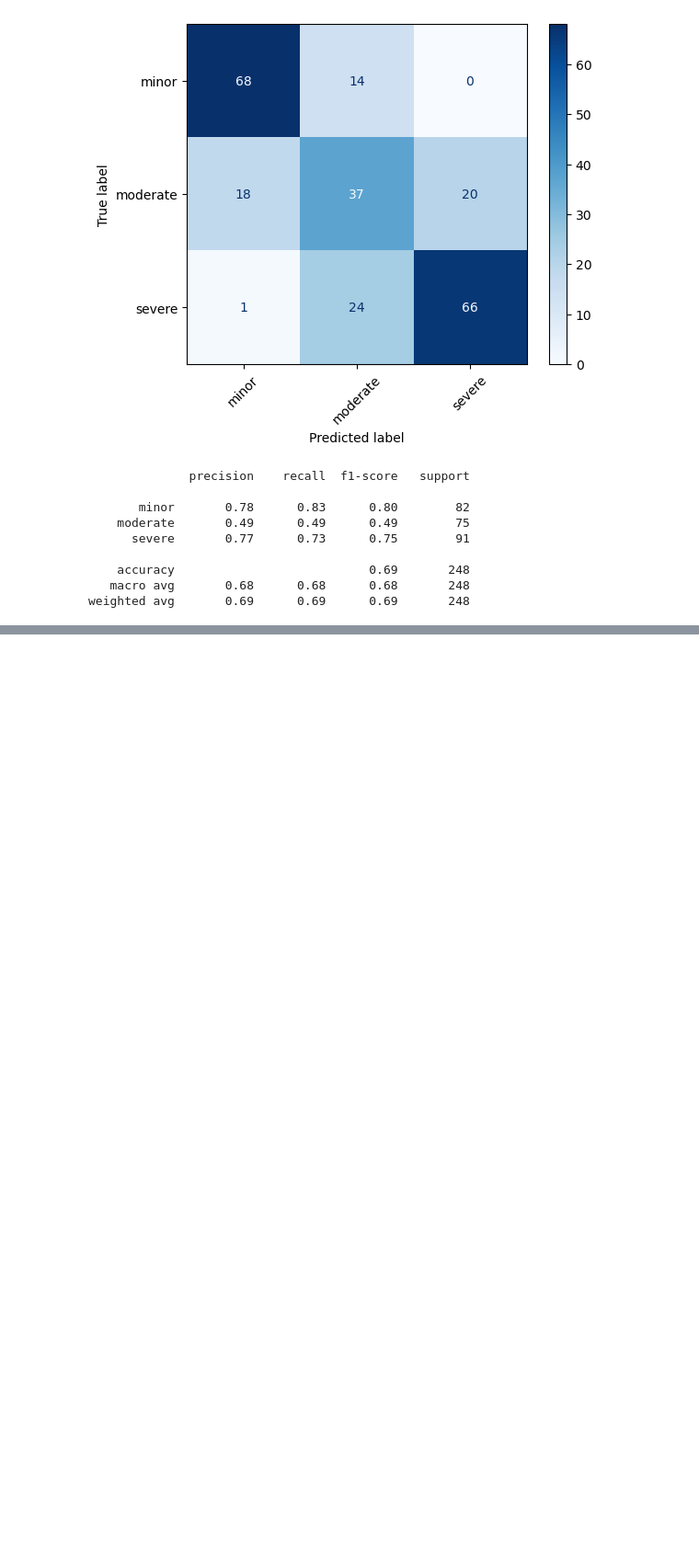
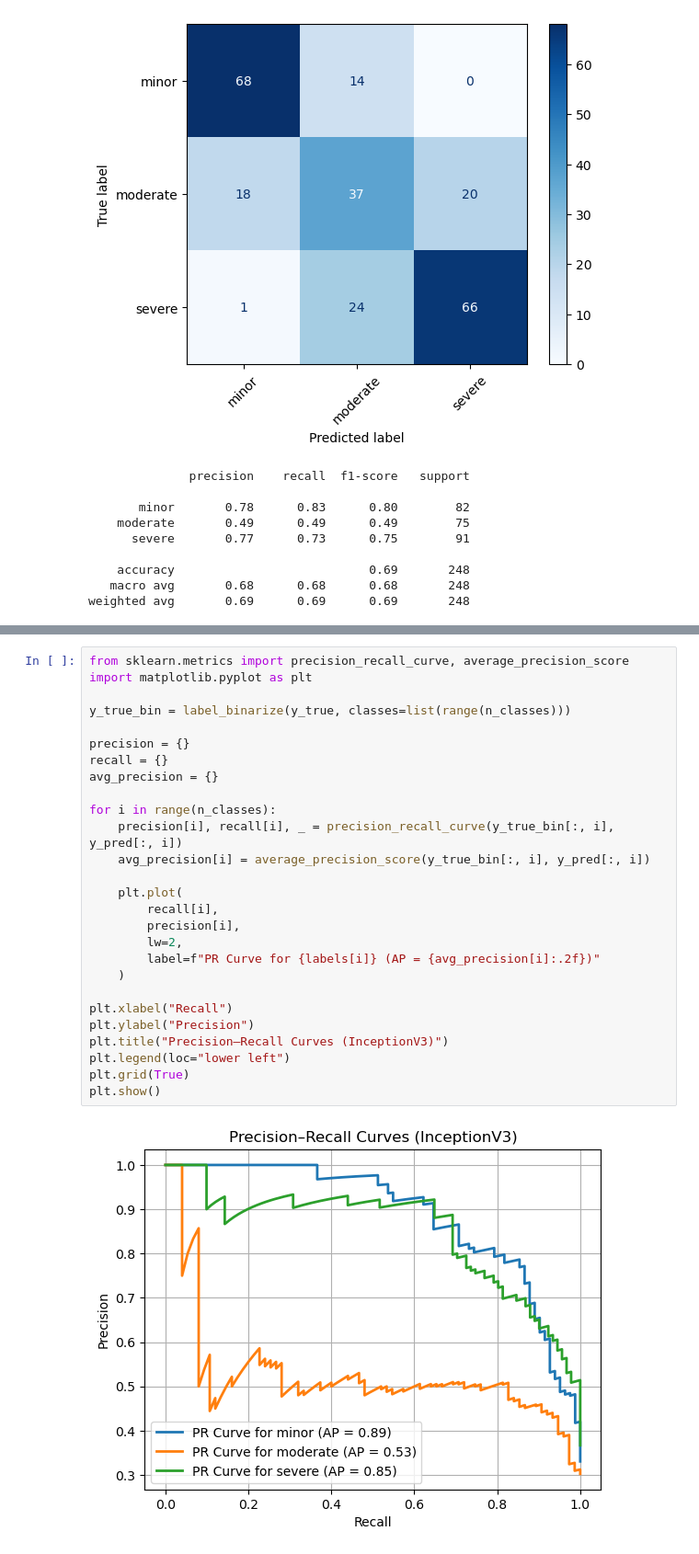
Before and after one commit to agmizer/car_damage_classification, a Jupyter notebook: car_damage_classification/car_dmg_classification_base.ipynb, the cells around one changed output, grey strips where cells are left out. Shown: that part at 92% size. Drawn from its saved outputs; the diff is of its cells as text; blank space fills up the shorter version.

```diff
--- a/car_damage_classification/car_dmg_classification_base.ipynb
+++ b/car_damage_classification/car_dmg_classification_base.ipynb
@@ -133,0 +176,29 @@ weighted avg       0.69      0.69      0.69       248
+# %%
+from sklearn.metrics import precision_recall_curve, average_precision_score
+import matplotlib.pyplot as plt
+
+y_true_bin = label_binarize(y_true, classes=list(range(n_classes)))
+
+precision = {}
+recall = {}
+avg_precision = {}
+
+for i in range(n_classes):
+    precision[i], recall[i], _ = precision_recall_curve(y_true_bin[:, i], y_pred[:, i])
+    avg_precision[i] = average_precision_score(y_true_bin[:, i], y_pred[:, i])
+
+    plt.plot(
+        recall[i],
+        precision[i],
+        lw=2,
+        label=f"PR Curve for {labels[i]} (AP = {avg_precision[i]:.2f})"
+    )
+
+plt.xlabel("Recall")
+plt.ylabel("Precision")
+plt.title("Precision–Recall Curves (InceptionV3)")
+plt.legend(loc="lower left")
+plt.grid(True)
+plt.show()
+# %% [output]
+[figure, added]
```
Also changed, not shown: parts of 1 cell of this notebook, 1 other file.
